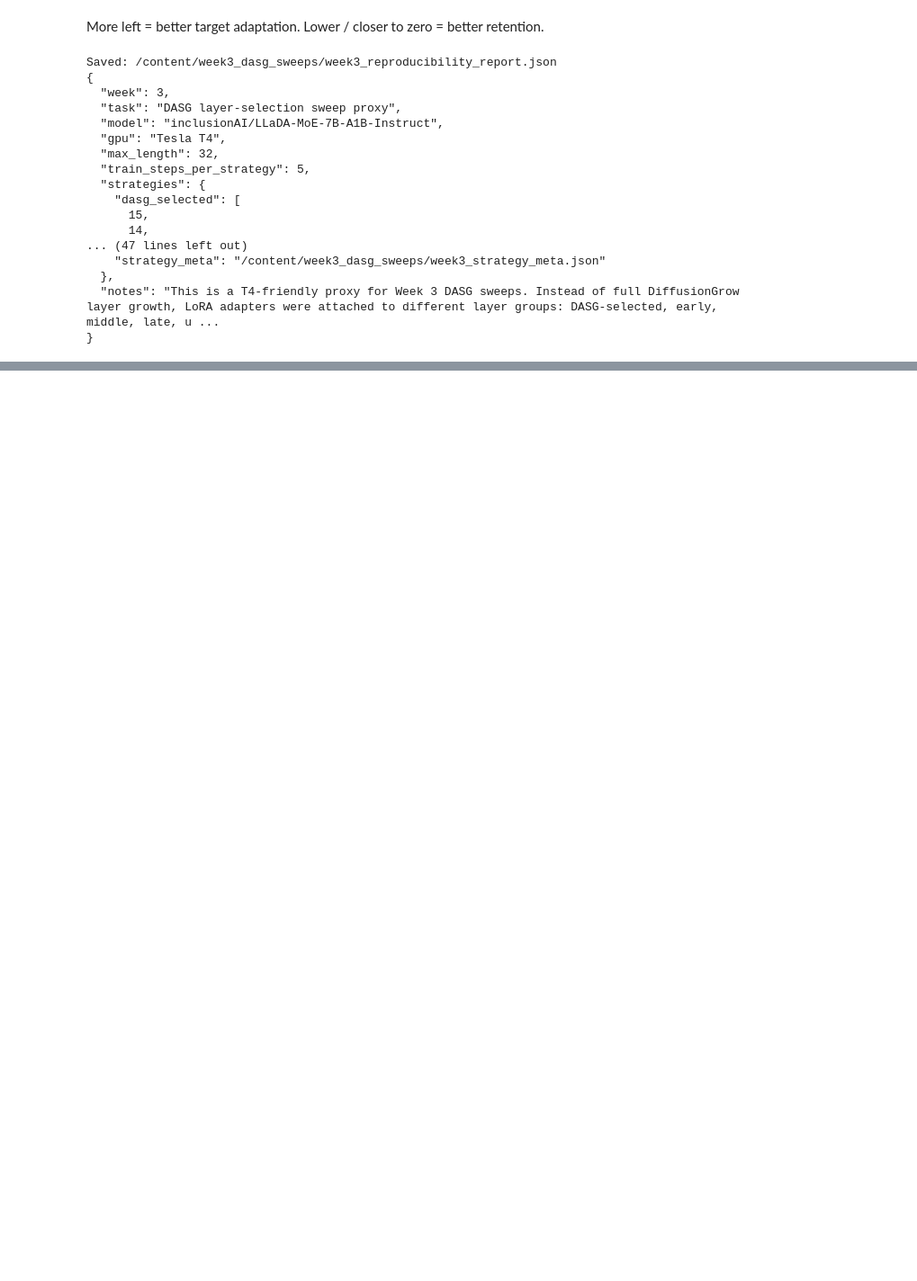
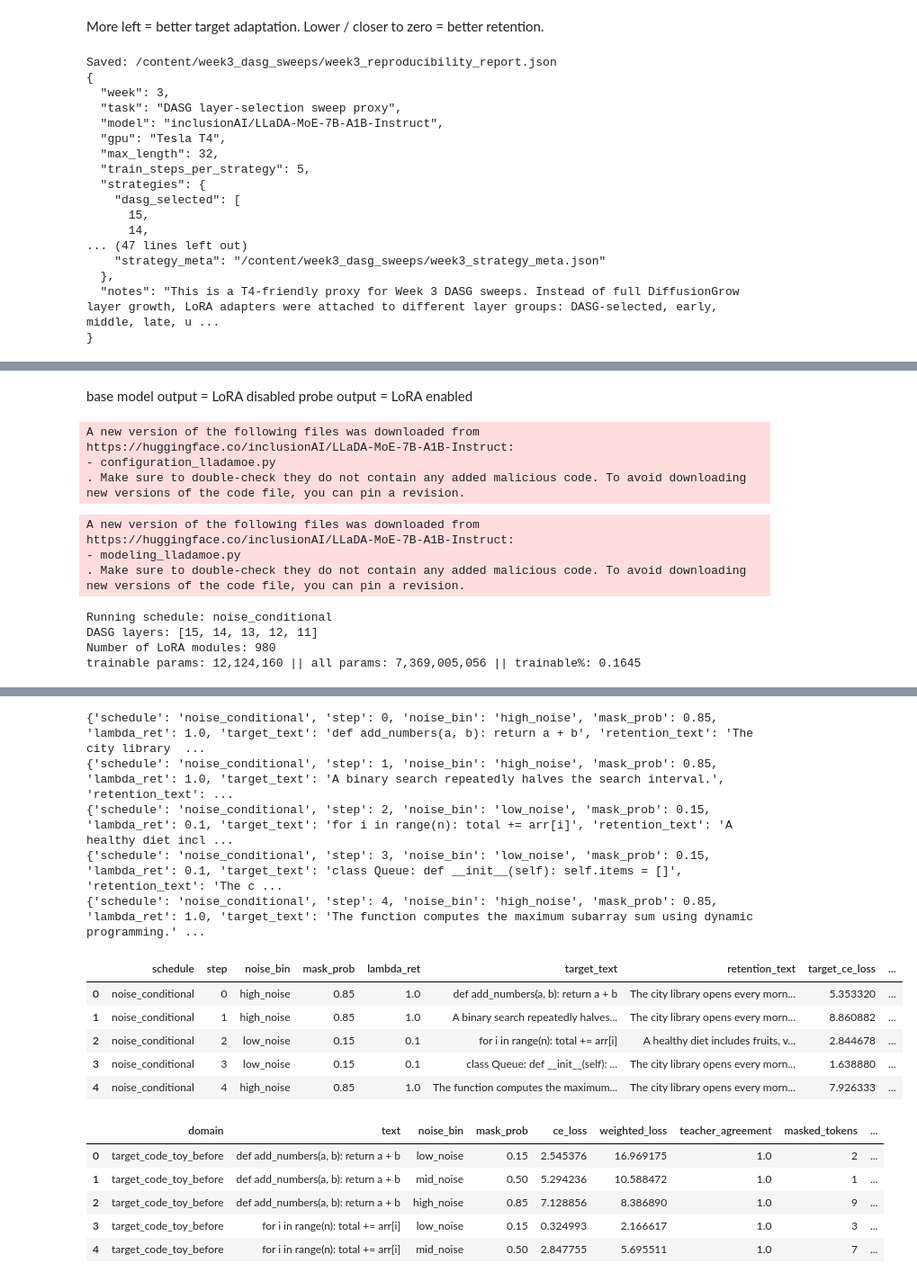
Before and after one commit to ArthTechX/Diffusion-Language-Models, a Jupyter notebook: week1_llada_moe_structured_proposal.ipynb, the cells around one changed output, grey strips where cells are left out. Shown at 90% size. Cells and saved outputs as stored; diff of their text form; code cells hidden in the pictures; blank space fills up the shorter version.

```diff
--- a/week1_llada_moe_structured_proposal.ipynb
+++ b/week1_llada_moe_structured_proposal.ipynb
@@ -2188,0 +2519,3 @@ Saved: /content/week3_dasg_sweeps/week3_reproducibility_report.json
+# %% [markdown]
+base model output = LoRA disabled
+probe output = LoRA enabled
@@ -2188,0 +2718,41 @@ Saved: /content/week3_dasg_sweeps/week3_reproducibility_report.json
+# %%
+schedule_name = "noise_conditional"
+schedule = RETENTION_SCHEDULES[schedule_name]
+
+cleanup_model()
+
+model = load_base_model()
+model, target_modules = attach_lora_to_dasg_layers(model)
+
+print("Running schedule:", schedule_name)
+print("DASG layers:", DASG_SELECTED_LAYERS)
+print("Number of LoRA modules:", len(target_modules))
+
+model.print_trainable_parameters()
+
+before_rows = []
+before_rows += eval_domain_loss(model, TARGET_TEXTS, "target_code_toy_before")
+before_rows += eval_domain_loss(model, RETENTION_TEXTS, "retention_general_toy_before")
+
+train_rows = train_norgate_schedule(model, schedule_name, schedule)
+
+after_rows = []
+after_rows += eval_domain_loss(model, TARGET_TEXTS, "target_code_toy_after")
+after_rows += eval_domain_loss(model, RETENTION_TEXTS, "retention_general_toy_after")
+
+test_eval_df = pd.DataFrame(before_rows + after_rows)
+test_train_df = pd.DataFrame(train_rows)
+
+display(test_train_df)
+display(test_eval_df.head())
+# %% [output]
+A new version of the following files was downloaded from https://huggingface.co/inclusionAI/LLaDA-MoE-7B-A1B-Instruct:
+- configuration_lladamoe.py
+. Make sure to double-check they do not contain any added malicious code. To avoid downloading new versions of the code file, you can pin a revision.
+A new version of the following files was downloaded from https://huggingface.co/inclusionAI/LLaDA-MoE-7B-A1B-Instruct:
+- modeling_lladamoe.py
+. Make sure to double-check they do not contain any added malicious code. To avoid downloading new versions of the code file, you can pin a revision.
+Running schedule: noise_conditional
+DASG layers: [15, 14, 13, 12, 11]
+Number of LoRA modules: 980
+trainable params: 12,124,160 || all params: 7,369,005,056 || trainable%: 0.1645
@@ -2188,0 +2760,17 @@ Saved: /content/week3_dasg_sweeps/week3_reproducibility_report.json
+{'schedule': 'noise_conditional', 'step': 0, 'noise_bin': 'high_noise', 'mask_prob': 0.85, 'lambda_ret': 1.0, 'target_text': 'def add_numbers(a, b): return a + b', 'retention_text': 'The city library  ...
+{'schedule': 'noise_conditional', 'step': 1, 'noise_bin': 'high_noise', 'mask_prob': 0.85, 'lambda_ret': 1.0, 'target_text': 'A binary search repeatedly halves the search interval.', 'retention_text': ...
+{'schedule': 'noise_conditional', 'step': 2, 'noise_bin': 'low_noise', 'mask_prob': 0.15, 'lambda_ret': 0.1, 'target_text': 'for i in range(n): total += arr[i]', 'retention_text': 'A healthy diet incl ...
+{'schedule': 'noise_conditional', 'step': 3, 'noise_bin': 'low_noise', 'mask_prob': 0.15, 'lambda_ret': 0.1, 'target_text': 'class Queue: def __init__(self): self.items = []', 'retention_text': 'The c ...
+{'schedule': 'noise_conditional', 'step': 4, 'noise_bin': 'high_noise', 'mask_prob': 0.85, 'lambda_ret': 1.0, 'target_text': 'The function computes the maximum subarray sum using dynamic programming.' ...
+|  | schedule | step | noise_bin | mask_prob | lambda_ret | target_text | retention_text | target_ce_loss | ... |
+| 0 | noise_conditional | 0 | high_noise | 0.85 | 1.0 | def add_numbers(a, b): return a + b | The city library opens every morn... | 5.353320 | ... |
+| 1 | noise_conditional | 1 | high_noise | 0.85 | 1.0 | A binary search repeatedly halves... | The city library opens every morn... | 8.860882 | ... |
+| 2 | noise_conditional | 2 | low_noise | 0.15 | 0.1 | for i in range(n): total += arr[i] | A healthy diet includes fruits, v... | 2.844678 | ... |
+| 3 | noise_conditional | 3 | low_noise | 0.15 | 0.1 | class Queue: def __init__(self): ... | The city library opens every morn... | 1.638880 | ... |
+| 4 | noise_conditional | 4 | high_noise | 0.85 | 1.0 | The function computes the maximum... | The city library opens every morn... | 7.926333 | ... |
+|  | domain | text | noise_bin | mask_prob | ce_loss | weighted_loss | teacher_agreement | masked_tokens | ... |
+| 0 | target_code_toy_before | def add_numbers(a, b): return a + b | low_noise | 0.15 | 2.545376 | 16.969175 | 1.0 | 2 | ... |
+| 1 | target_code_toy_before | def add_numbers(a, b): return a + b | mid_noise | 0.50 | 5.294236 | 10.588472 | 1.0 | 1 | ... |
+| 2 | target_code_toy_before | def add_numbers(a, b): return a + b | high_noise | 0.85 | 7.128856 | 8.386890 | 1.0 | 9 | ... |
+| 3 | target_code_toy_before | for i in range(n): total += arr[i] | low_noise | 0.15 | 0.324993 | 2.166617 | 1.0 | 3 | ... |
+| 4 | target_code_toy_before | for i in range(n): total += arr[i] | mid_noise | 0.50 | 2.847755 | 5.695511 | 1.0 | 7 | ... |
```
Also changed, not shown: parts of 22 cells of this notebook.
